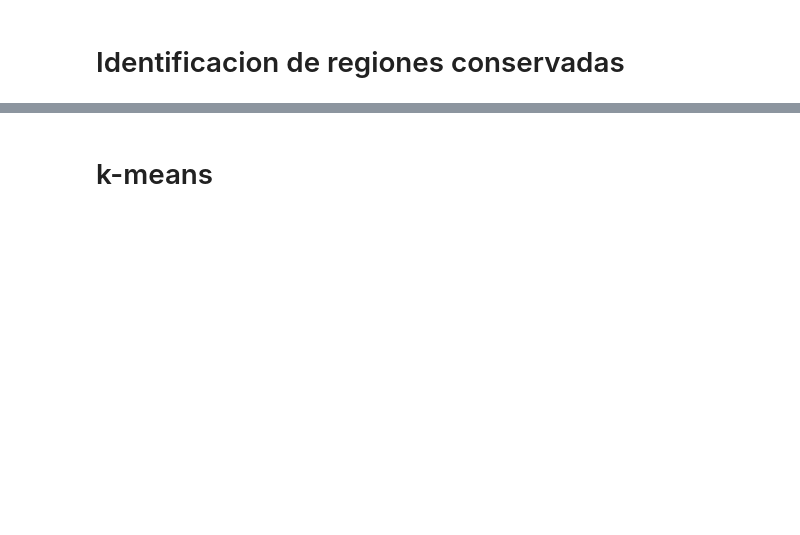
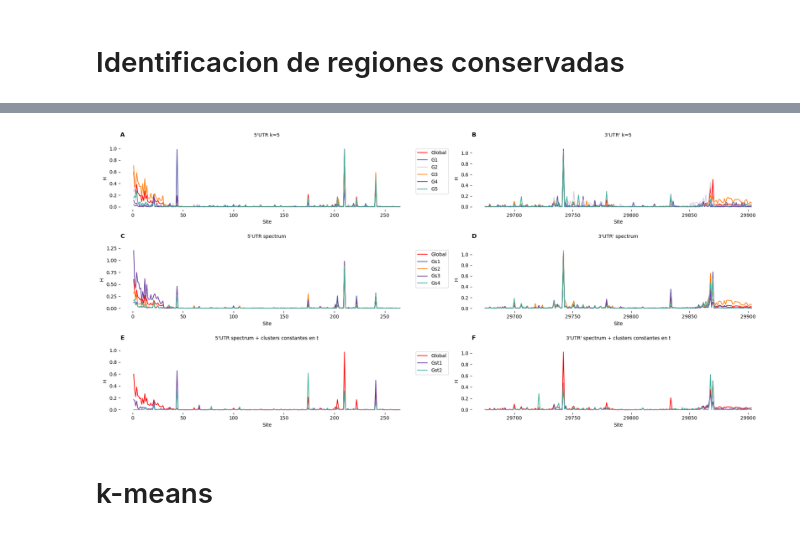
Before and after one commit to FerAmbriz/SelectionPatternsSARSCoV2, a Jupyter notebook: scr/05_conserved_regions.ipynb, the cells around one changed output, grey strips where cells are left out. Drawn from its saved outputs; the diff is of its cells as text; code cells hidden in the pictures; blank space fills up the shorter version.

```diff
--- a/scr/05_conserved_regions.ipynb
+++ b/scr/05_conserved_regions.ipynb
@@ -204,3 +338,99 @@ plt.savefig("../Plots/EntropyStratified.pdf", bbox_inches='tight')
+# %%
+fig = plt.figure(figsize=(24, 10))
+gs = gridspec.GridSpec(3, 2, height_ratios=[5,5,5], width_ratios=[12,12])
+
+
+#===================================== second plot on the top =============================
+ax2 = fig.add_subplot(gs[0, 0])
+ax2 = sns.lineplot(data=df5s, x="Site", y='H', hue = 'Variant', palette = colores)
+
+ax2.set_title('A', fontweight='bold', loc = 'left')
+ax2.set_title("5'UTR k=5", fontsize=10, pad=20)
+
+ax2.invert_yaxis()  # Invierte el eje Y
+
+#plt.xticks(rotation=45)
+plt.legend(ncol=1, bbox_to_anchor=(1, 1), loc='upper left')
+#plt.legend(ncol=2)
+sns.despine(left=True, bottom=True)
+
+#===================================== third plot on the top =============================
+ax3 = fig.add_subplot(gs[0, 1])
+ax3 = sns.lineplot(data=df3s, x="Site", y='H', hue = 'Variant', palette = colores, legend = False)
+
+ax3.set_title('B', fontweight='bold', loc = 'left')
+ax3.set_title("3'UTR' k=5", fontsize=10, pad=20)
+
+ax3.invert_yaxis()  # Invierte el eje Y
+
+#plt.xticks(rotation=45)
+#plt.legend(ncol=2, bbox_to_anchor=(1.05, 1), loc='upper left')
+sns.despine(left=True, bottom=True)
+
+
+#===================================== four plot on the top =============================
+ax2 = fig.add_subplot(gs[1, 0])
+ax2 = sns.lineplot(data=df5sp, x="Site", y='H', hue = 'Variant', palette = colores)
+
+ax2.set_title('C', fontweight='bold', loc = 'left')
+ax2.set_title("5'UTR spectrum", fontsize=10, pad=20)
+
+ax2.invert_yaxis()  # Invierte el eje Y
+
+#plt.xticks(rotation=45)
+plt.legend(ncol=1, bbox_to_anchor=(1, 1), loc='upper left')
+#plt.legend(ncol=2)
+sns.despine(left=True, bottom=True)
+
+#===================================== five plot on the top =============================
+ax3 = fig.add_subplot(gs[1, 1])
+ax3 = sns.lineplot(data=df3sp, x="Site", y='H', hue = 'Variant', palette = colores, legend = False)
+
+ax3.set_title('D', fontweight='bold', loc = 'left')
+ax3.set_title("3'UTR' spectrum", fontsize=10, pad=20)
+
+ax3.invert_yaxis()  # Invierte el eje Y
+
+#plt.xticks(rotation=45)
+#plt.legend(ncol=2, bbox_to_anchor=(1.05, 1), loc='upper left')
+sns.despine(left=True, bottom=True)
+
+
+#===================================== five plot on the top =============================
+ax4 = fig.add_subplot(gs[2, 0])
+ax4 = sns.lineplot(data=df5gt, x="Site", y='H', hue = 'Variant', palette = colores)
+
+ax4.set_title('E', fontweight='bold', loc = 'left')
+ax4.set_title("5'UTR spectrum + clusters constantes en t", fontsize=10, pad=20)
+
+ax4.invert_yaxis()  # Invierte el eje Y
+
+#plt.xticks(rotation=45)
+plt.legend(ncol=1, bbox_to_anchor=(1, 1), loc='upper left')
+#plt.legend(ncol=2)
+sns.despine(left=True, bottom=True)
+
+
+#===================================== five plot on the top =============================
+ax5 = fig.add_subplot(gs[2, 1])
+ax5 = sns.lineplot(data=df3gt, x="Site", y='H', hue = 'Variant', palette = colores, legend = False)
+
+ax5.set_title('F', fontweight='bold', loc = 'left')
+ax5.set_title("3'UTR' spectrum + clusters constantes en t", fontsize=10, pad=20)
+
+ax5.invert_yaxis()  # Invierte el eje Y
+
+#plt.xticks(rotation=45)
+#plt.legend(ncol=2, bbox_to_anchor=(1.05, 1), loc='upper left')
+sns.despine(left=True, bottom=True)
+
+
+plt.subplots_adjust(wspace=0.2, hspace=0.6)
+
+
+plt.savefig("../../Plots/EntropyStratifiedGeographicCluster.pdf", bbox_inches='tight')
+# %% [output]
+[figure, added]
 # %% [markdown]
 # k-means
 # %%
```
Also changed, not shown: parts of 12 cells of this notebook, 3 other files.
